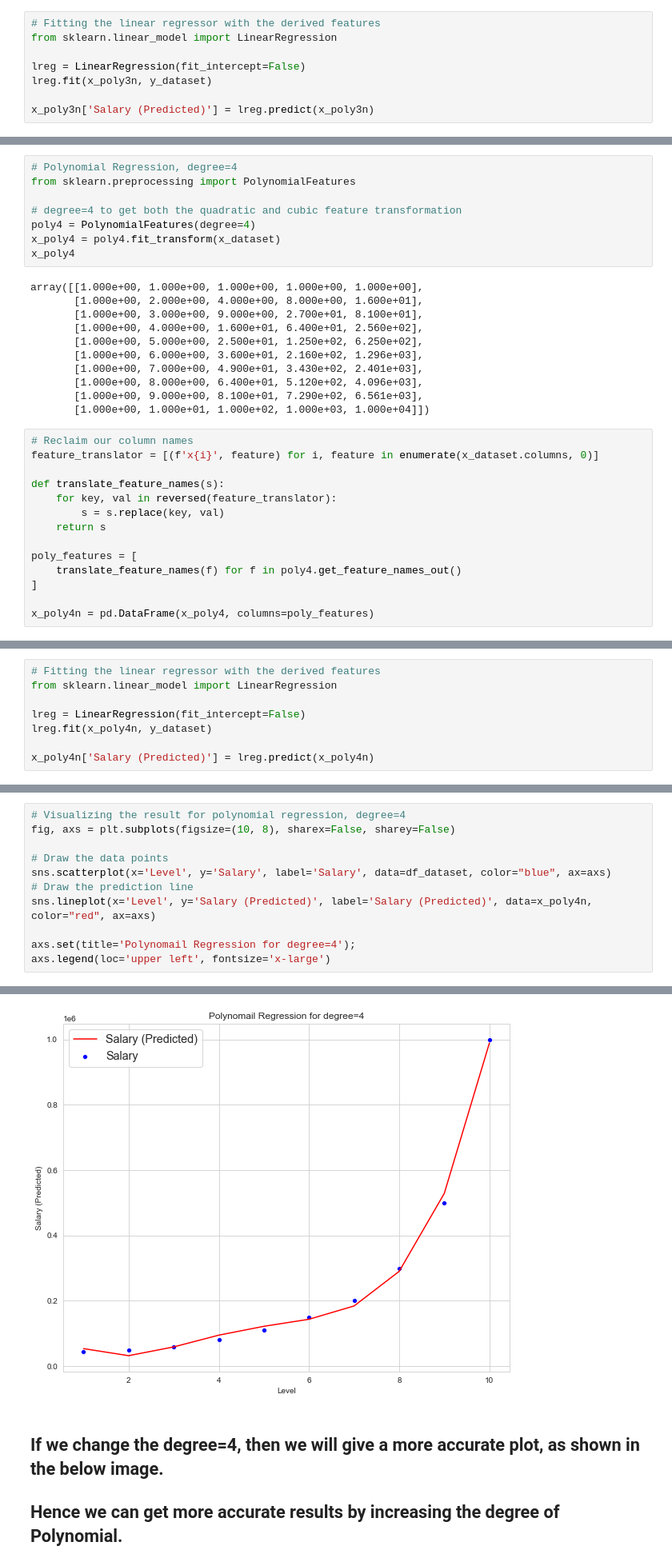
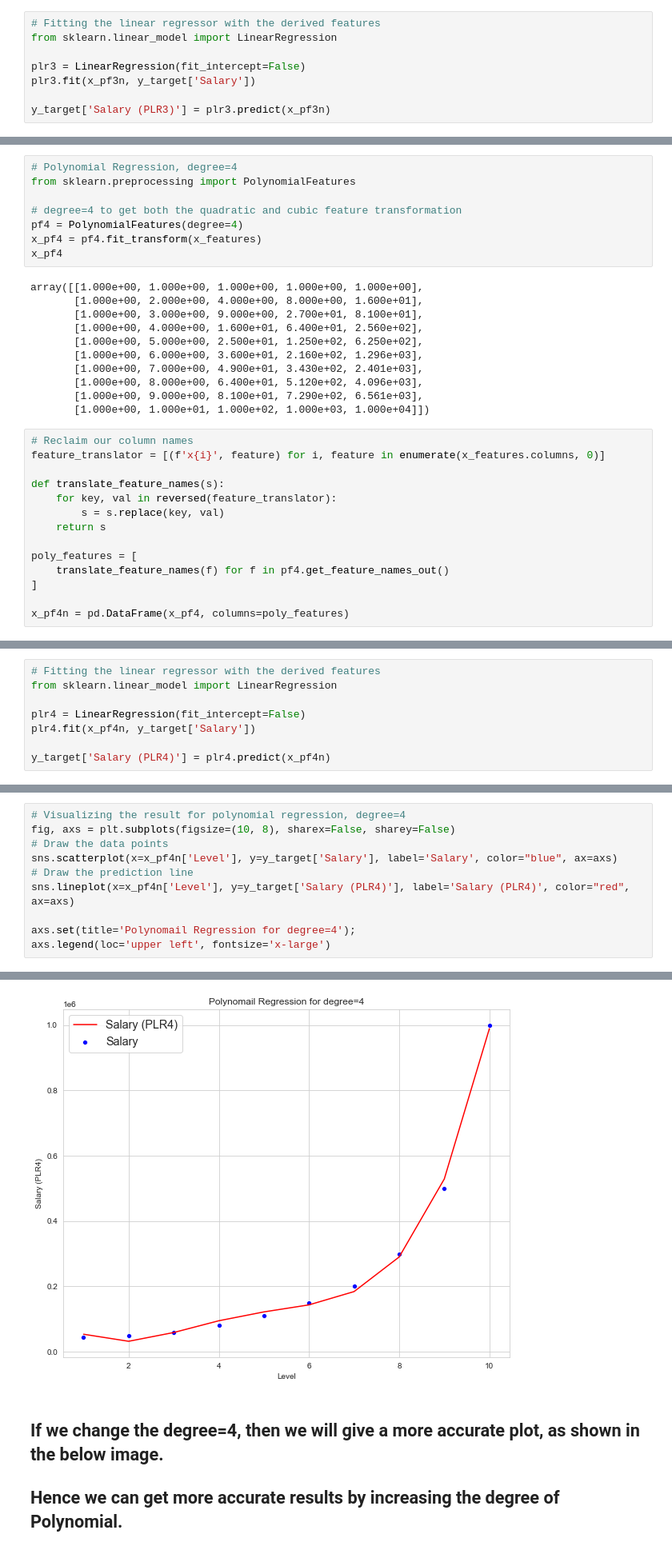
Before and after one commit to elsayedrashed/machine-learning-app, a Jupyter notebook: suppervised-learning/regression-algorithms/polynomial-regression/polynomial-regression-scikit-learn.ipynb, the cells around one changed output, grey strips where cells are left out. Shown at 80% size. Drawn from its saved outputs; the diff is of its cells as text.

```diff
--- a/suppervised-learning/regression-algorithms/polynomial-regression/polynomial-regression-scikit-learn.ipynb
+++ b/suppervised-learning/regression-algorithms/polynomial-regression/polynomial-regression-scikit-learn.ipynb
@@ -124,7 +169,7 @@ x_poly3n
 # Fitting the linear regressor with the derived features
 from sklearn.linear_model import LinearRegression
 
-lreg = LinearRegression(fit_intercept=False)
-lreg.fit(x_poly3n, y_dataset)
+plr3 = LinearRegression(fit_intercept=False)
+plr3.fit(x_pf3n, y_target['Salary'])
 
-x_poly3n['Salary (Predicted)'] = lreg.predict(x_poly3n)
+y_target['Salary (PLR3)'] = plr3.predict(x_pf3n)
@@ -163,9 +245,9 @@ axs.legend(loc='upper left', fontsize='x-large')
 from sklearn.preprocessing import PolynomialFeatures
 
 # degree=4 to get both the quadratic and cubic feature transformation
-poly4 = PolynomialFeatures(degree=4)
-x_poly4 = poly4.fit_transform(x_dataset)
-x_poly4
+pf4 = PolynomialFeatures(degree=4)
+x_pf4 = pf4.fit_transform(x_features)
+x_pf4
 # %% [output]
 array([[1.000e+00, 1.000e+00, 1.000e+00, 1.000e+00, 1.000e+00],
        [1.000e+00, 2.000e+00, 4.000e+00, 8.000e+00, 1.600e+01],
@@ -179,7 +261,7 @@ array([[1.000e+00, 1.000e+00, 1.000e+00, 1.000e+00, 1.000e+00],
        [1.000e+00, 1.000e+01, 1.000e+02, 1.000e+03, 1.000e+04]])
 # %%
 # Reclaim our column names
-feature_translator = [(f'x{i}', feature) for i, feature in enumerate(x_dataset.columns, 0)]
+feature_translator = [(f'x{i}', feature) for i, feature in enumerate(x_features.columns, 0)]
 
 def translate_feature_names(s):
     for key, val in reversed(feature_translator):
@@ -187,7 +269,7 @@ def translate_feature_names(s):
     return s
 
 poly_features = [
-    translate_feature_names(f) for f in poly4.get_feature_names_out()
+    translate_feature_names(f) for f in pf4.get_feature_names_out()
 ]
 
-x_poly4n = pd.DataFrame(x_poly4, columns=poly_features)
+x_pf4n = pd.DataFrame(x_pf4, columns=poly_features)
@@ -209,7 +291,7 @@ x_poly4n
 # Fitting the linear regressor with the derived features
 from sklearn.linear_model import LinearRegression
 
-lreg = LinearRegression(fit_intercept=False)
-lreg.fit(x_poly4n, y_dataset)
+plr4 = LinearRegression(fit_intercept=False)
+plr4.fit(x_pf4n, y_target['Salary'])
 
-x_poly4n['Salary (Predicted)'] = lreg.predict(x_poly4n)
+y_target['Salary (PLR4)'] = plr4.predict(x_pf4n)
@@ -230,17 +331,16 @@ x_poly4n
 # %%
 # Visualizing the result for polynomial regression, degree=4
 fig, axs = plt.subplots(figsize=(10, 8), sharex=False, sharey=False)
-
 # Draw the data points
-sns.scatterplot(x='Level', y='Salary', label='Salary', data=df_dataset, color="blue", ax=axs)
+sns.scatterplot(x=x_pf4n['Level'], y=y_target['Salary'], label='Salary', color="blue", ax=axs)
 # Draw the prediction line
-sns.lineplot(x='Level', y='Salary (Predicted)', label='Salary (Predicted)', data=x_poly4n, color="red", ax=axs)
+sns.lineplot(x=x_pf4n['Level'], y=y_target['Salary (PLR4)'], label='Salary (PLR4)', color="red", ax=axs)
 
 axs.set(title='Polynomail Regression for degree=4');
 axs.legend(loc='upper left', fontsize='x-large')
 # %% [output]
 <matplotlib.legend.Legend at 0x...>
-[figure, old version]
+[figure, new version]
 # %% [markdown]
 ## If we change the degree=4, then we will give a more accurate plot, as shown in the below image.
 ## Hence we can get more accurate results by increasing the degree of Polynomial.
```
Also changed, not shown: parts of 23 cells of this notebook, 1 other file.
